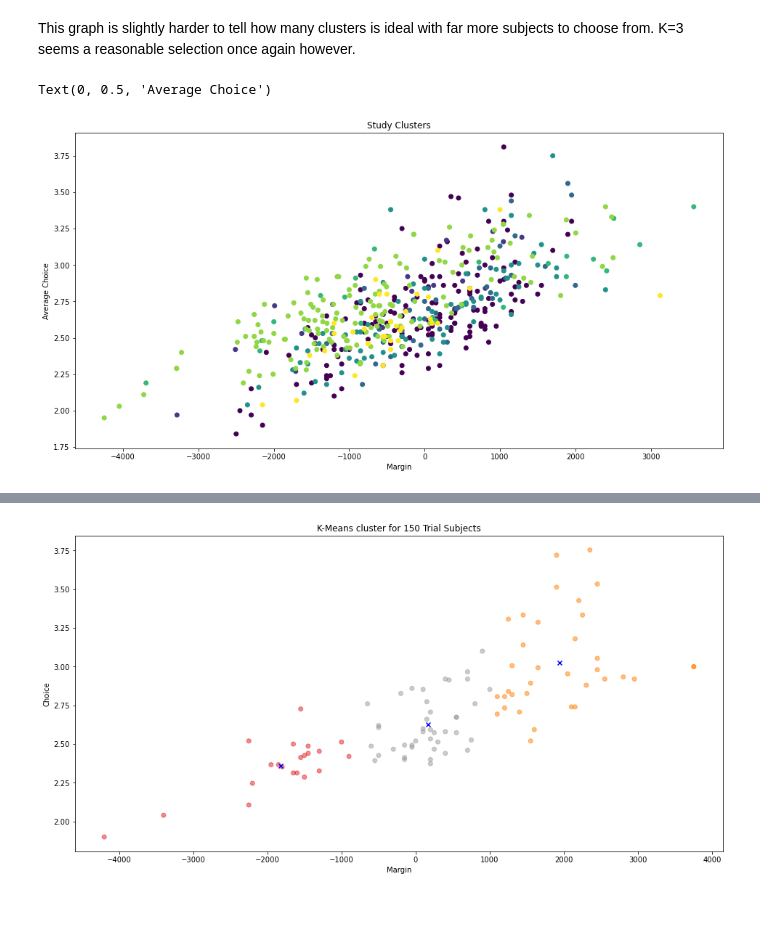
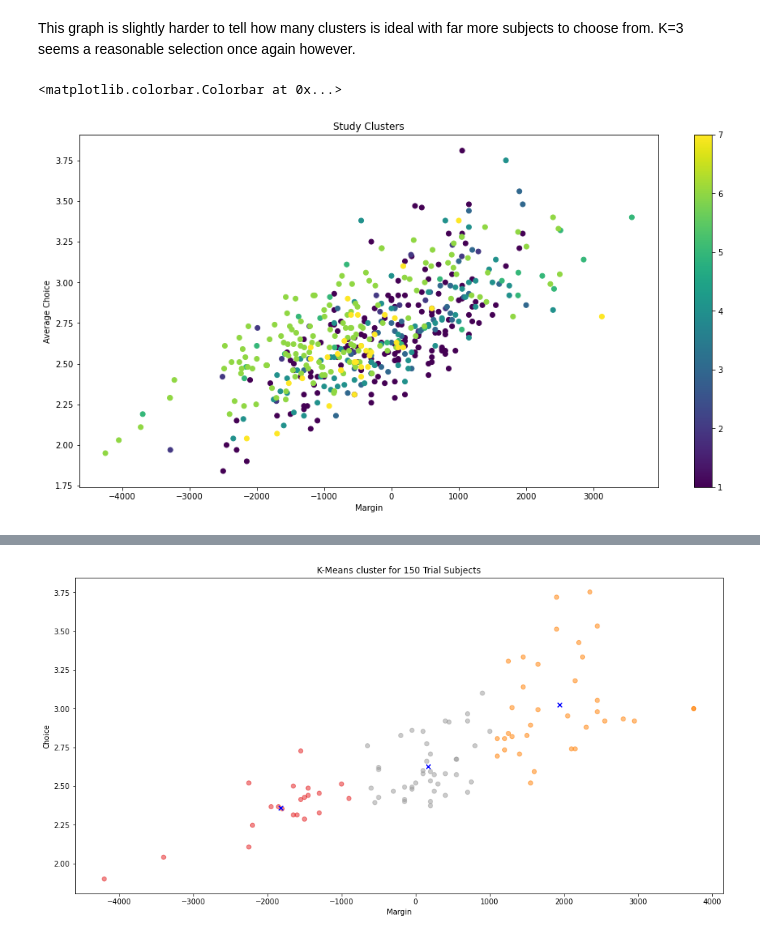
Before and after one commit to kiansweeney11/ca4015-assignment-1, a Jupyter notebook: clustering.ipynb, the cells around one changed output, grey strips where cells are left out. Saved outputs shown, nothing was run; the diff lists cells and outputs as text; code cells hidden in the pictures; blank space fills up the shorter version.

```diff
--- a/clustering.ipynb
+++ b/clustering.ipynb
@@ -83,23 +87,24 @@ plt.show()
 [figure]
 # %% [markdown]
 This graph is slightly harder to tell how many clusters is ideal with far more subjects to choose from. K=3 seems a reasonable selection once again however.
-# %%
-replacements100 = {
-  r'Horstmann': 1,
-  r'Kjome': 2,
-  r'Maia': 3,
-  r'SteingroverInPrep': 4,
-  r'Premkumar': 5,
-  r'Wood': 6,
-  r'Worthy': 7
-}
-
-cleaned100['StudyNumber'] = cleaned100.Study.replace(replacements100, regex=True)
-plt.figure(figsize=(16,8))
-plt.scatter(cleaned100['Margin'], cleaned100['Average Choice'], c=cleaned100['StudyNumber'])
-plt.title("Study Clusters")
-plt.xlabel('Margin')
-plt.ylabel('Average Choice')
-# %% [output]
-Text(0, 0.5, 'Average Choice')
-[figure, removed]
+# %%
+replacements100 = {
+  r'Horstmann': 1,
+  r'Kjome': 2,
+  r'Maia': 3,
+  r'SteingroverInPrep': 4,
+  r'Premkumar': 5,
+  r'Wood': 6,
+  r'Worthy': 7
+}
+
+cleaned100['StudyNumber'] = cleaned100.Study.replace(replacements100, regex=True)
+plt.figure(figsize=(16,8))
+plt.scatter(cleaned100['Margin'], cleaned100['Average Choice'], c=cleaned100['StudyNumber'])
+plt.title("Study Clusters")
+plt.xlabel('Margin')
+plt.ylabel('Average Choice')
+plt.colorbar()
+# %% [output]
+<matplotlib.colorbar.Colorbar at 0x...>
+[figure, added]
```
Also changed, not shown: parts of 18 cells of this notebook, 15 other files.
